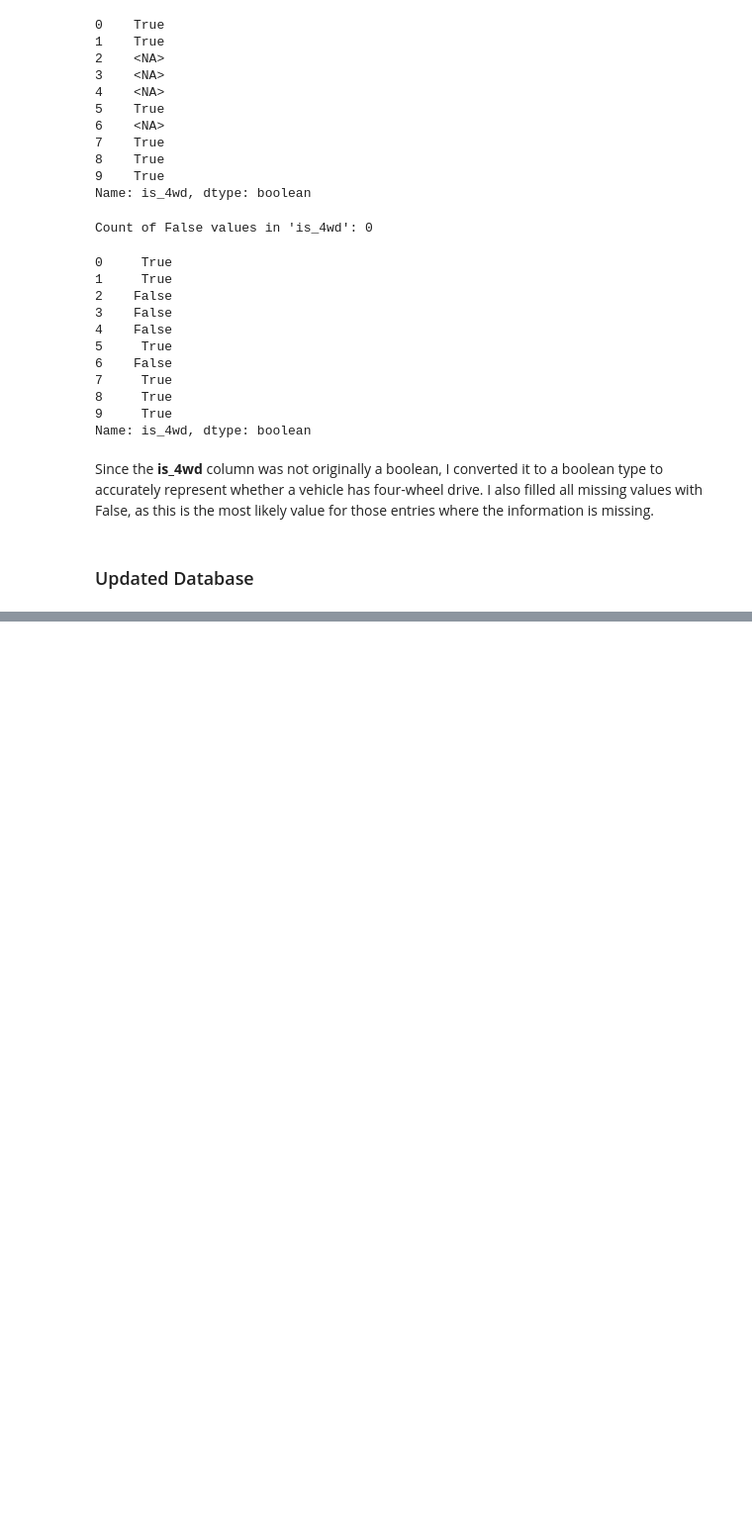
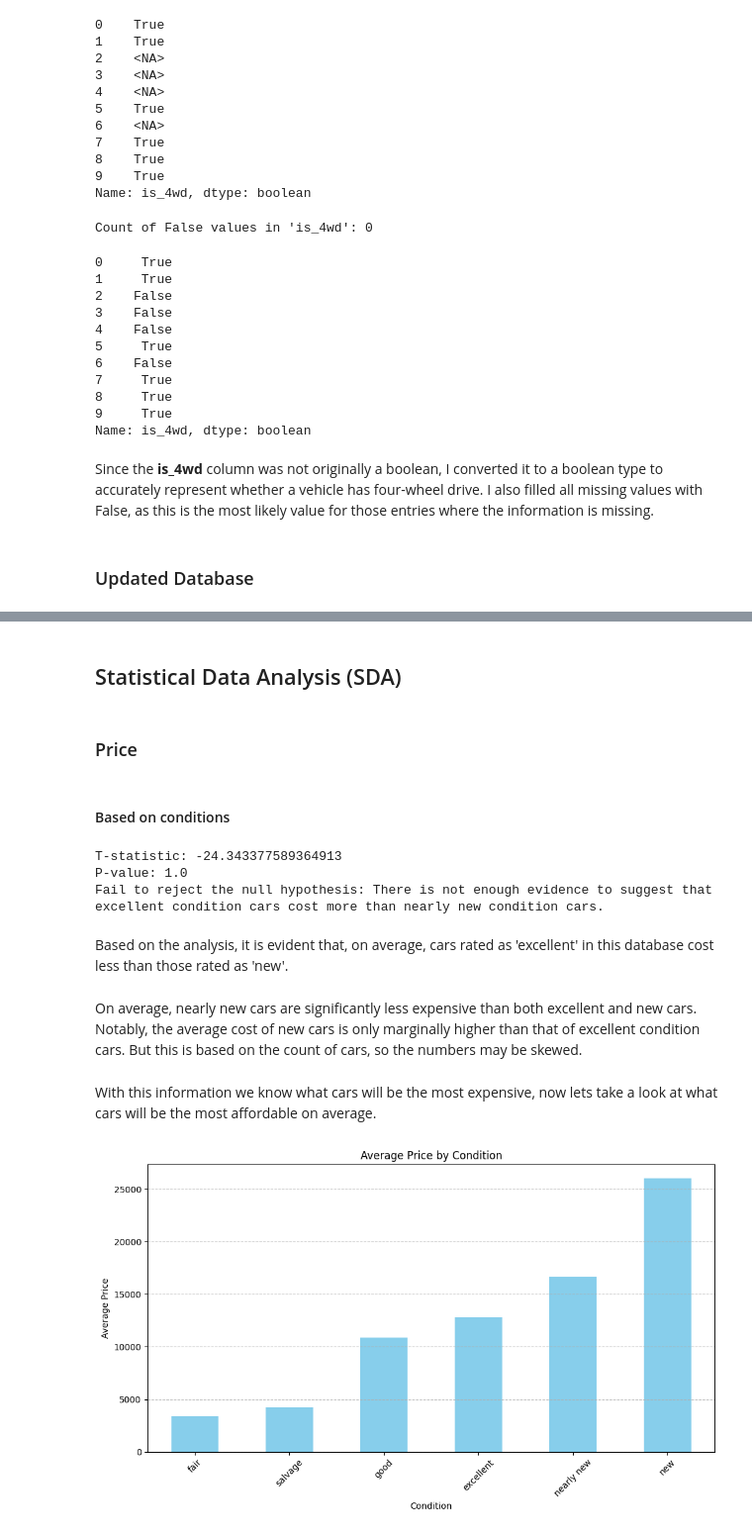
Before and after one commit to betanight/sprint-4-project, a Jupyter notebook: sprint-4-venv/EDA.ipynb, the cells around one changed output, grey strips where cells are left out. Shown at 99% size. Cells and saved outputs as stored; diff of their text form; code cells hidden in the pictures; blank space fills up the shorter version.

```diff
--- a/sprint-4-venv/EDA.ipynb
+++ b/sprint-4-venv/EDA.ipynb
@@ -439,0 +455,30 @@ Since the **is_4wd** column was not originally a boolean, I converted it to a bo
+# %% [markdown]
+## Statistical Data Analysis (SDA)
+# %% [markdown]
+### Price
+# %% [markdown]
+#### Based on conditions
+# %%
+# Filter data for 'excellent' and 'new' conditions
+excellent_prices = df[df['condition'] == 'excellent']['price'].dropna()
+new_prices = df[df['condition'] == 'nearly new']['price'].dropna()  # Assuming 'like new' was changed to 'nearly new'
+
+# Perform the t-test
+t_stat, p_value = stats.ttest_ind(excellent_prices, new_prices, alternative='greater')
+
+# Print the results
+print(f"T-statistic: {t_stat}")
+print(f"P-value: {p_value}")
+
+# Interpretation
+alpha = 0.05  # Significance level
+if p_value < alpha:
+    print("Reject the null hypothesis: There is evidence that excellent condition cars cost more than nearly new condition cars.")
+else:
+    print("Fail to reject the null hypothesis: There is not enough evidence to suggest that excellent condition cars cost more than nearly new condition cars.")
+# %% [output]
+T-statistic: -24.343377589364913
+P-value: 1.0
+Fail to reject the null hypothesis: There is not enough evidence to suggest that excellent condition cars cost more than nearly new condition cars.
+# %% [markdown]
+Based on the analysis, it is evident that, on average, cars rated as 'excellent' in this database cost less than those rated as 'new'.
@@ -439,0 +501,22 @@ Since the **is_4wd** column was not originally a boolean, I converted it to a bo
+# %% [markdown]
+On average, nearly new cars are significantly less expensive than both excellent and new cars. Notably, the average cost of new cars is only marginally higher than that of excellent condition cars. But this is based on the count of cars, so the numbers may be skewed.
+# %% [markdown]
+With this information we know what cars will be the most expensive, now lets take a look at what cars will be the most affordable on average.
+# %%
+# Group by condition and calculate the average price
+average_price = df.groupby('condition')['price'].mean().sort_values()
+
+# Plotting
+plt.figure(figsize=(10, 6))
+average_price.plot(kind='bar', color='skyblue')
+plt.title('Average Price by Condition')
+plt.xlabel('Condition')
+plt.ylabel('Average Price')
+plt.xticks(rotation=45)
+plt.grid(axis='y', linestyle='--', alpha=0.7)
+plt.tight_layout()
+
+# Show the plot
+plt.show()
+# %% [output]
+[figure, added]
```
Also changed, not shown: parts of 18 cells of this notebook.
